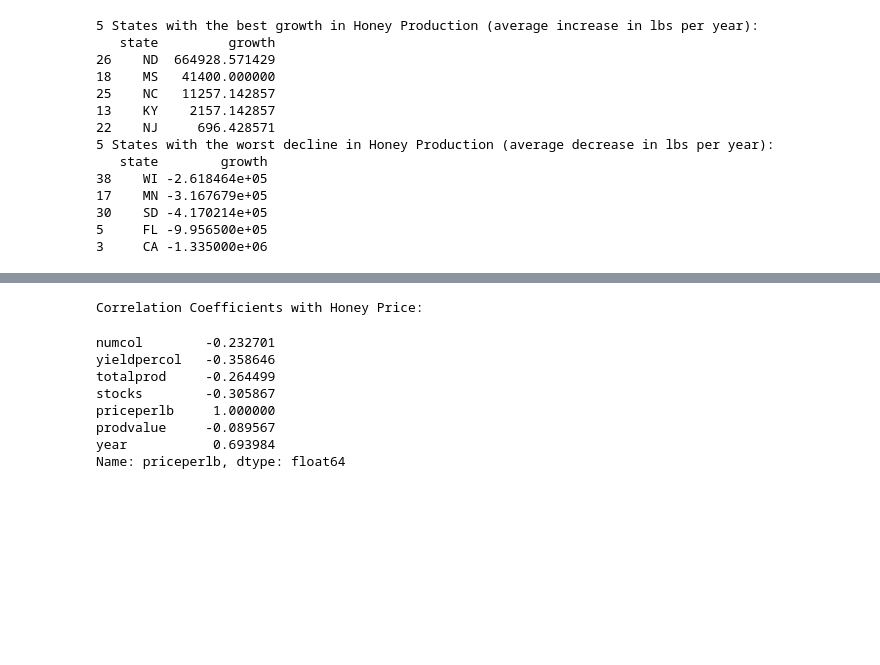
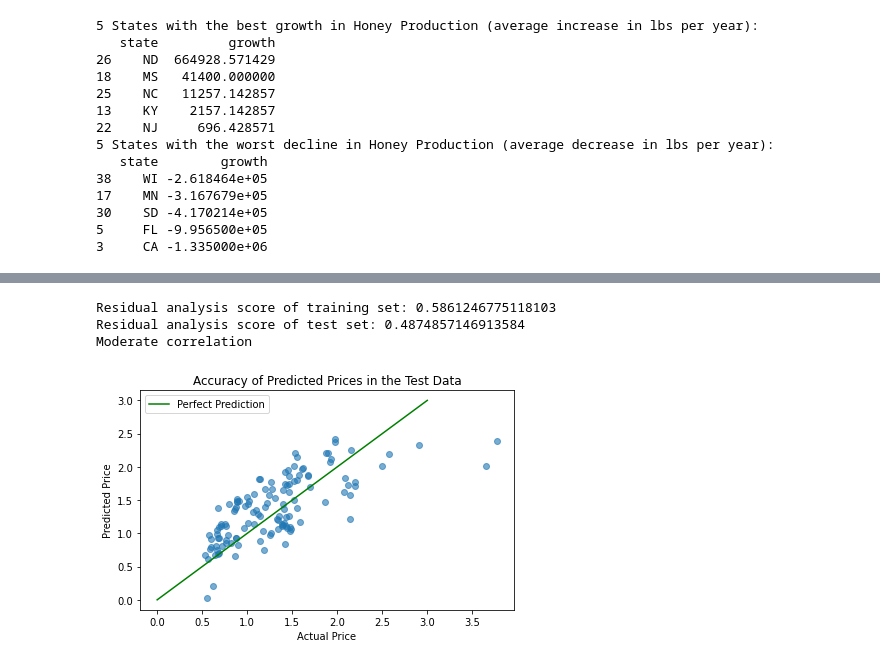
Before and after one commit to TheStarCloud/Projects, a Jupyter notebook: HoneyProduction LinRegr/honeyproduction.ipynb, the cells around one changed output, grey strips where cells are left out. Saved outputs shown, nothing was run; the diff lists cells and outputs as text; code cells hidden in the pictures; blank space fills up the shorter version.

```diff
--- a/HoneyProduction LinRegr/honeyproduction.ipynb
+++ b/HoneyProduction LinRegr/honeyproduction.ipynb
@@ -443,13 +479,39 @@ Feature coefficients:
-# %%
-print("Correlation Coefficients with Honey Price:")
-df.corr()['priceperlb']
-# %% [output]
-Correlation Coefficients with Honey Price:
-numcol        -0.232701
-yieldpercol   -0.358646
-totalprod     -0.264499
-stocks        -0.305867
-priceperlb     1.000000
-prodvalue     -0.089567
-year           0.693984
-Name: priceperlb, dtype: float64
+# %%
+#splitting training group from testing group
+x_train, x_test, y_train, y_test = train_test_split(X, y, train_size = 0.8, test_size = 0.2, random_state = 100)
+
+#Scaling feature data with MinMax Scaler
+scaler = MinMaxScaler()
+x_train = scaler.fit_transform(x_train)
+x_test = scaler.transform(x_test)
+
+#create the model
+mlr = LinearRegression()
+mlr.fit(x_train, y_train)
+y_predict = mlr.predict(x_test)
+
+print("Residual analysis score of training set: " + str(mlr.score(x_train,y_train)))
+print("Residual analysis score of test set: " + str(mlr.score(x_test,y_test)))
+if mlr.score(x_test,y_test) < 0.4:
+    print("(Not very strong correlation)")
+elif mlr.score(x_test,y_test) < 0.8:
+    print("Moderate correlation")
+else:
+    print("(Fairly strong correlation)")
+
+predicted_honeyprices = mlr.predict(x_test)
+
+plt.scatter(y_test, predicted_honeyprices, alpha = 0.6)
+plt.xlabel("Actual Price")
+plt.ylabel("Predicted Price")
+plt.title("Accuracy of Predicted Prices in the Test Data")
+plt.plot([0,3],[0,3], color = 'green', label = 'Perfect Prediction')
+plt.legend()
+plt.tight_layout()
+plt.savefig('images/price_pred_accuracies.png')
+plt.show()
+# %% [output]
+Residual analysis score of training set: 0.5861246775118103
+Residual analysis score of test set: 0.4874857146913584
+Moderate correlation
+[figure, added]
```
Also changed, not shown: parts of 18 cells of this notebook, 10 other files.
